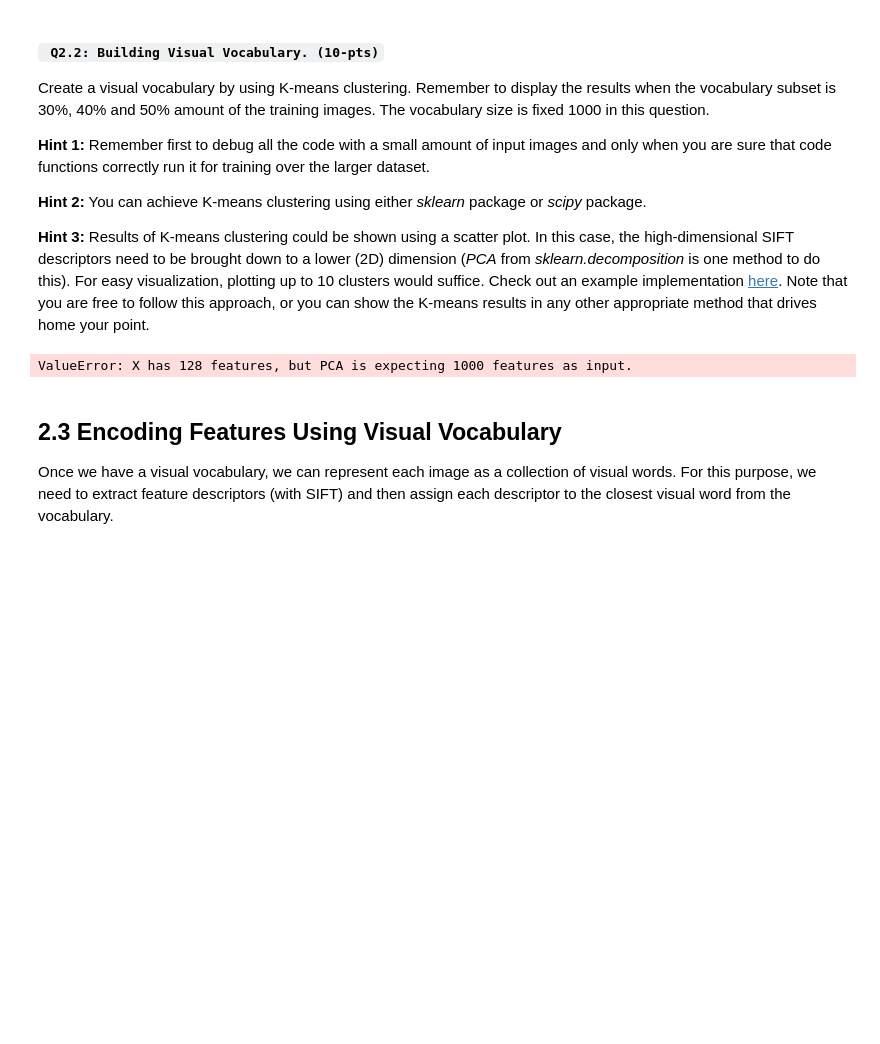
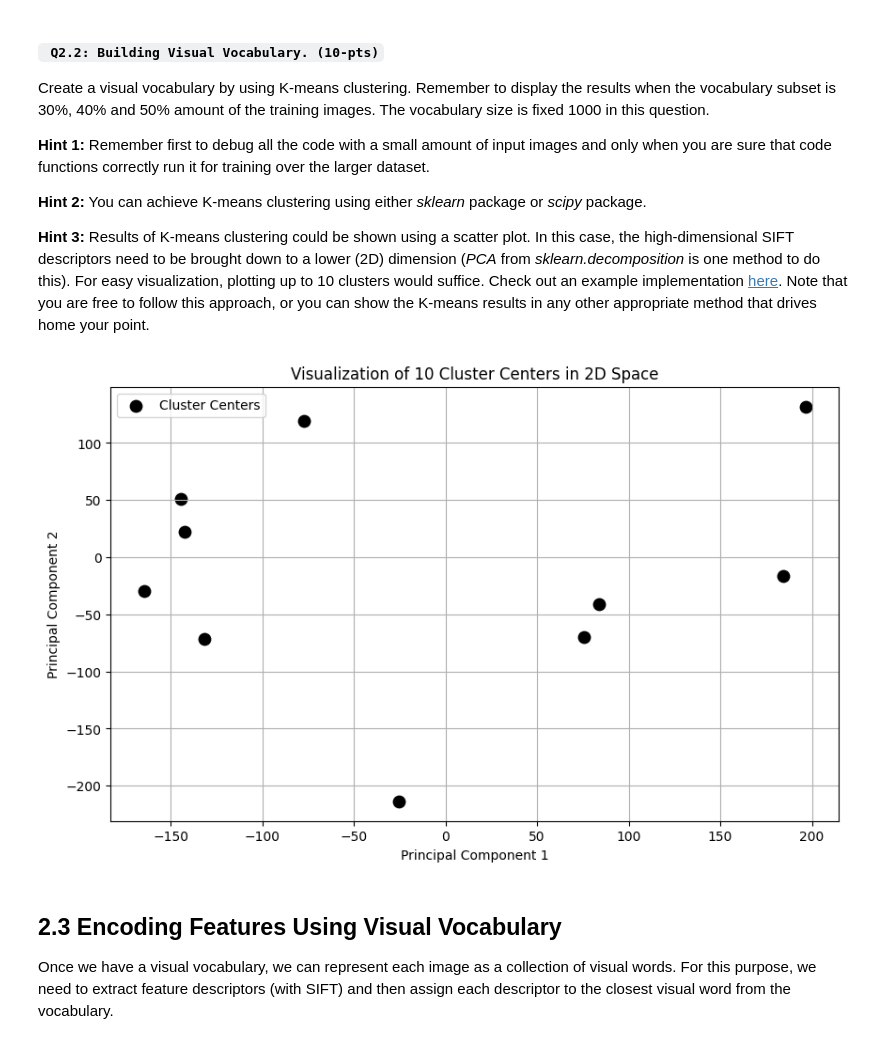
Before and after one commit to ekinfergan/ComputerVision1-UvA, a Jupyter notebook: Lab5/CV1 Final Lab 1.ipynb, the cells around one changed output. Drawn from its saved outputs; the diff is of its cells as text; code cells hidden in the pictures; blank space fills up the shorter version.

Commit message:
2.2 visualization - fixed issues and modifications

```diff
--- a/Lab5/CV1 Final Lab 1.ipynb
+++ b/Lab5/CV1 Final Lab 1.ipynb
@@ -238,6 +236,7 @@ def desc_merger(descriptors, threshold):
 
             dataset.extend(sample)
 
+    dataset = [desc for desc in dataset if desc is not None] # ensuring descriptors are not None
     dataset   = np.stack(dataset)
 
     return dataset
@@ -259,26 +258,28 @@ vocab_30   = vocab_maker(dataset_30)
 # dataset_50 = desc_merger(descriptors, 0.5)
 
 ######################
-# %%
-# Visualization
-def vocab_visualizer(descriptors, kmeans):
-
-    desc_kmeans = kmeans.transform(descriptors)
-    centers_pre = kmeans.cluster_centers_
-
-    # Transforming to 2D space
-    pca         = PCA(2, svd_solver='full')
-    pca.fit(desc_kmeans)
-    centers     = pca.transform(centers_pre)
-    desc_trans  = pca.transform(desc_kmeans)
-
-    #plt.scatter(desc_trans)
-    plt.scatter(centers[:10, 0], centers[:10, 1] , s = 80, color = 'k') # Only Plotting 10 centers
-    plt.show()
-
-vocab_visualizer(dataset_30, vocab_30)
-# %% [output]
-ValueError: X has 128 features, but PCA is expecting 1000 features as input.
+# %%
+def vocab_visualizer(descriptors, kmeans, num_clusters_to_plot=10):
+
+    # Transforming to 2D space
+    pca = PCA(n_components=2, svd_solver='full')
+    pca.fit(descriptors)
+    centers_2d = pca.transform(kmeans.cluster_centers_)
+
+    plt.figure(figsize=(10, 6))
+    plt.scatter(centers_2d[:num_clusters_to_plot, 0], centers_2d[:num_clusters_to_plot, 1], s=80, color='k', label='Cluster Centers')
+
+    plt.title(f'Visualization of {num_clusters_to_plot} Cluster Centers in 2D Space')
+    plt.xlabel("Principal Component 1")
+    plt.ylabel("Principal Component 2")
+    plt.legend()
+    plt.grid(True)
+    plt.show()
+
+# Visualization
+vocab_visualizer(dataset_30, vocab_30)
+# %% [output]
+[figure, added]
 # %% [markdown]
 ## **2.3 Encoding Features Using Visual Vocabulary**
 
```
Also changed, not shown: parts of 2 cells of this notebook.
